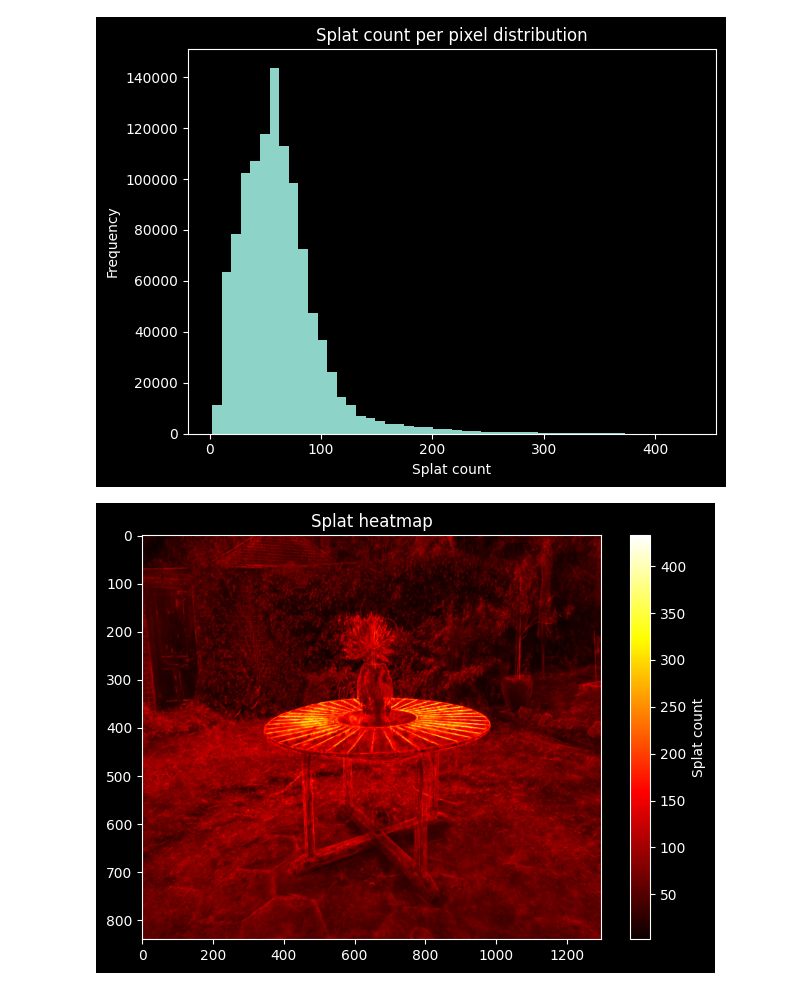
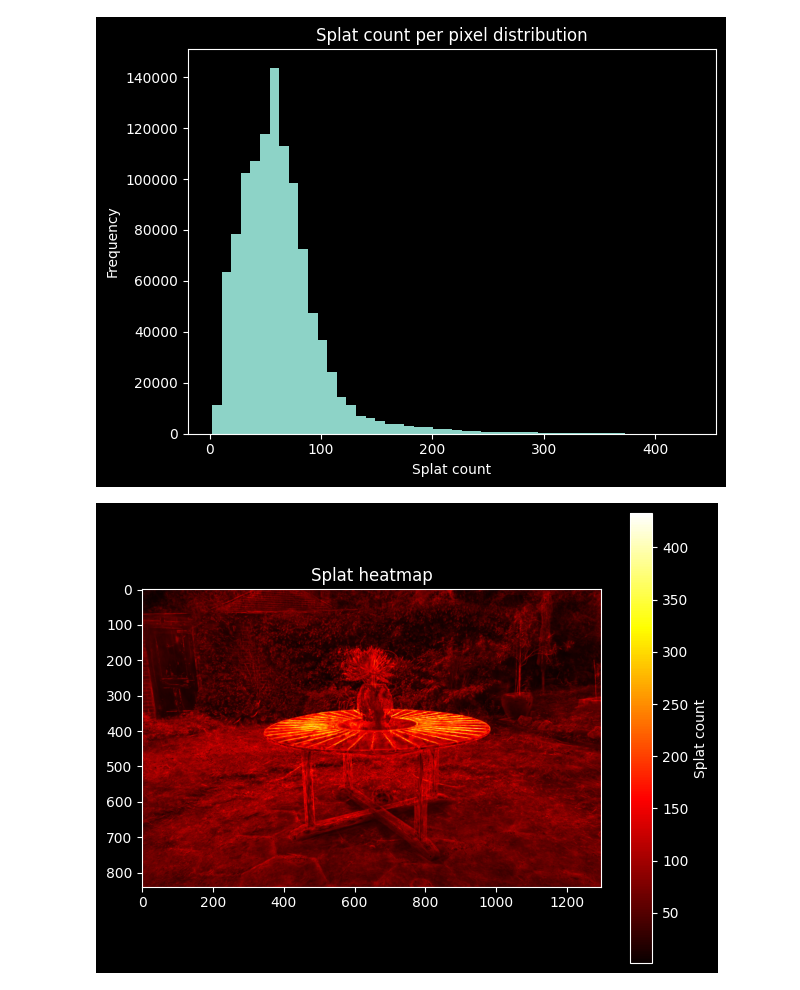
Before and after one commit to PLSE-Splats/model-exploration, a Jupyter notebook: src/model_exploration/splats_per_pixel.ipynb, the cells around one changed output. Saved outputs shown, nothing was run; the diff lists cells and outputs as text; code cells hidden in the pictures.

```diff
--- a/src/model_exploration/splats_per_pixel.ipynb
+++ b/src/model_exploration/splats_per_pixel.ipynb
@@ -24,10 +24,10 @@ plt.show()
 [figure]
 # %%
 plt.figure()
-plt.imshow(frame, cmap="hot", aspect="auto")
+plt.imshow(frame, cmap="hot", aspect="equal")
 plt.colorbar(label="Splat count")
 plt.title("Splat heatmap")
 plt.tight_layout()
 plt.show()
 # %% [output]
-[figure, old version]
+[figure, new version]
```
Also changed, not shown: parts of 1 cell of this notebook, 1 other file.
